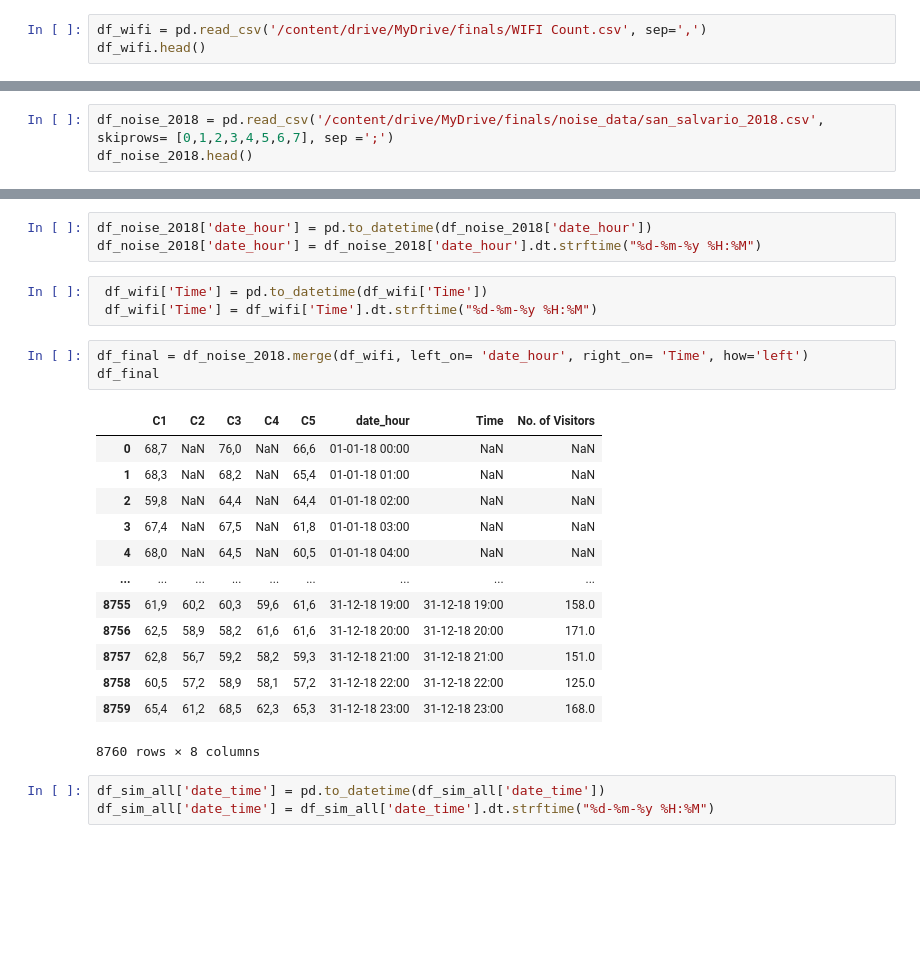
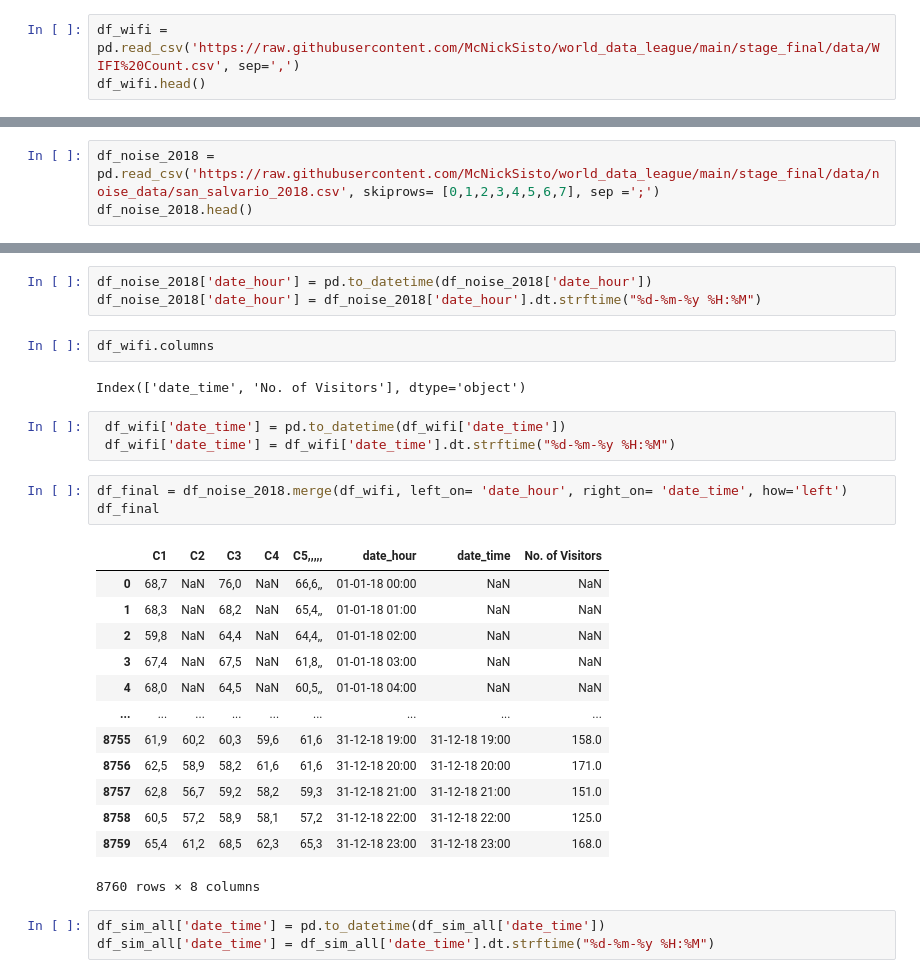
Before and after one commit to McNickSisto/world_data_league, a Jupyter notebook: stage_final/pm_datasets.ipynb, the cells around one changed output, grey strips where cells are left out. Drawn from its saved outputs; the diff is of its cells as text; blank space fills up the shorter version.

Commit message:
changed notebook with datasets on github

```diff
--- a/stage_final/pm_datasets.ipynb
+++ b/stage_final/pm_datasets.ipynb
@@ -167,7 +167,7 @@ df_sensors_def
 | 3 | s_05 | Via Principe Tommaso angolo via B... | 45,057603 | 7,681348 | https://userportal.smartdatanet.i... |
 | 4 | s_06 | Corso Marconi, 27 Torino | 45,055554 | 7,68259 | https://userportal.smartdatanet.i... |
 # %%
-df_wifi = pd.read_csv('/content/drive/MyDrive/finals/WIFI Count.csv', sep=',')
+df_wifi = pd.read_csv('https://raw.githubusercontent.com/McNickSisto/world_data_league/main/stage_final/data/WIFI%20Count.csv', sep=',')
 df_wifi.head()
 # %% [output]
 |  | Time | No. of Visitors |
@@ -217,6 +217,6 @@ df_sim_march.head()
 | 3 | Presenze | 2018-03-25T18:00:00Z | 2018-03-25T19:00:00Z | 3358 | 5491d6d2-0c9e-47b7-bfde-c84c632efacc | Area 1 | 3600 |
 | 4 | Presenze | 2018-03-25T17:00:00Z | 2018-03-25T18:00:00Z | 3229 | 5491d6d2-0c9e-47b7-bfde-c84c632efacc | Area 1 | 3600 |
 # %%
-df_noise_2018 = pd.read_csv('/content/drive/MyDrive/finals/noise_data/san_salvario_2018.csv', skiprows= [0,1,2,3,4,5,6,7], sep =';')
+df_noise_2018 = pd.read_csv('https://raw.githubusercontent.com/McNickSisto/world_data_league/main/stage_final/data/noise_data/san_salvario_2018.csv', skiprows= [0,1,2,3,4,5,6,7], sep =';')
 df_noise_2018.head()
 # %% [output]
@@ -333,19 +347,23 @@ Merging noise, wifi, sim,weather,... police
 # %%
 df_noise_2018['date_hour'] = pd.to_datetime(df_noise_2018['date_hour'])
 df_noise_2018['date_hour'] = df_noise_2018['date_hour'].dt.strftime("%d-%m-%y %H:%M")
+# %%
+df_wifi.columns
+# %% [output]
+Index(['date_time', 'No. of Visitors'], dtype='object')
 # %%
- df_wifi['Time'] = pd.to_datetime(df_wifi['Time'])
- df_wifi['Time'] = df_wifi['Time'].dt.strftime("%d-%m-%y %H:%M")
+ df_wifi['date_time'] = pd.to_datetime(df_wifi['date_time'])
+ df_wifi['date_time'] = df_wifi['date_time'].dt.strftime("%d-%m-%y %H:%M")
 # %%
-df_final = df_noise_2018.merge(df_wifi, left_on= 'date_hour', right_on= 'Time', how='left')
+df_final = df_noise_2018.merge(df_wifi, left_on= 'date_hour', right_on= 'date_time', how='left')
 df_final
 # %% [output]
-|  | C1 | C2 | C3 | C4 | C5 | date_hour | Time | No. of Visitors |
-| 0 | 68,7 | NaN | 76,0 | NaN | 66,6 | 01-01-18 00:00 | NaN | NaN |
-| 1 | 68,3 | NaN | 68,2 | NaN | 65,4 | 01-01-18 01:00 | NaN | NaN |
-| 2 | 59,8 | NaN | 64,4 | NaN | 64,4 | 01-01-18 02:00 | NaN | NaN |
-| 3 | 67,4 | NaN | 67,5 | NaN | 61,8 | 01-01-18 03:00 | NaN | NaN |
-| 4 | 68,0 | NaN | 64,5 | NaN | 60,5 | 01-01-18 04:00 | NaN | NaN |
+|  | C1 | C2 | C3 | C4 | C5,,,,, | date_hour | date_time | No. of Visitors |
+| 0 | 68,7 | NaN | 76,0 | NaN | 66,6,, | 01-01-18 00:00 | NaN | NaN |
+| 1 | 68,3 | NaN | 68,2 | NaN | 65,4,, | 01-01-18 01:00 | NaN | NaN |
+| 2 | 59,8 | NaN | 64,4 | NaN | 64,4,, | 01-01-18 02:00 | NaN | NaN |
+| 3 | 67,4 | NaN | 67,5 | NaN | 61,8,, | 01-01-18 03:00 | NaN | NaN |
+| 4 | 68,0 | NaN | 64,5 | NaN | 60,5,, | 01-01-18 04:00 | NaN | NaN |
 | ... | ... | ... | ... | ... | ... | ... | ... | ... |
 | 8755 | 61,9 | 60,2 | 60,3 | 59,6 | 61,6 | 31-12-18 19:00 | 31-12-18 19:00 | 158.0 |
 | 8756 | 62,5 | 58,9 | 58,2 | 61,6 | 61,6 | 31-12-18 20:00 | 31-12-18 20:00 | 171.0 |
```
Also changed, not shown: parts of 20 cells of this notebook.
